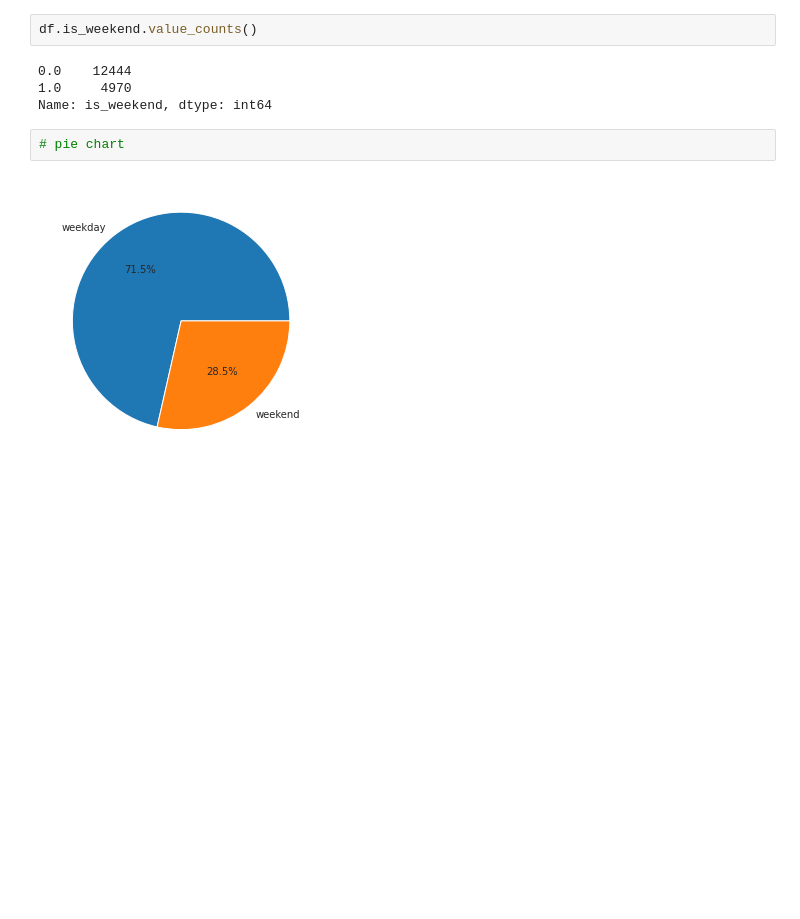
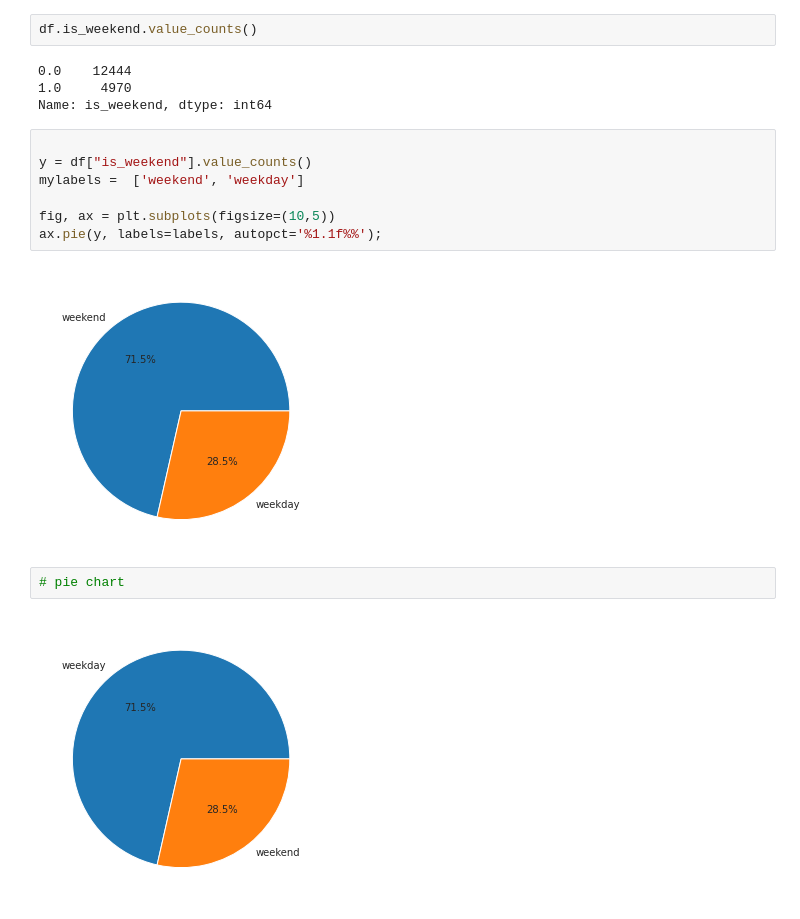
Before and after one commit to D1290-Ali/Data-Science, a Jupyter notebook: DVwPY/Assignments/DV_capstone_student_1290.ipynb, the cells around one changed output. Drawn from its saved outputs; the diff is of its cells as text; blank space fills up the shorter version.

```diff
--- a/DVwPY/Assignments/DV_capstone_student_1290.ipynb
+++ b/DVwPY/Assignments/DV_capstone_student_1290.ipynb
@@ -558,6 +546,15 @@ df.is_weekend.value_counts()
 0.0    12444
 1.0     4970
 Name: is_weekend, dtype: int64
+# %%
+
+y = df["is_weekend"].value_counts()
+mylabels =  ['weekend', 'weekday']
+
+fig, ax = plt.subplots(figsize=(10,5))
+ax.pie(y, labels=labels, autopct='%1.1f%%');
+# %% [output]
+[figure, added]
 # %%
 # pie chart
 # %% [output]
```
Also changed, not shown: parts of 2 cells of this notebook.
